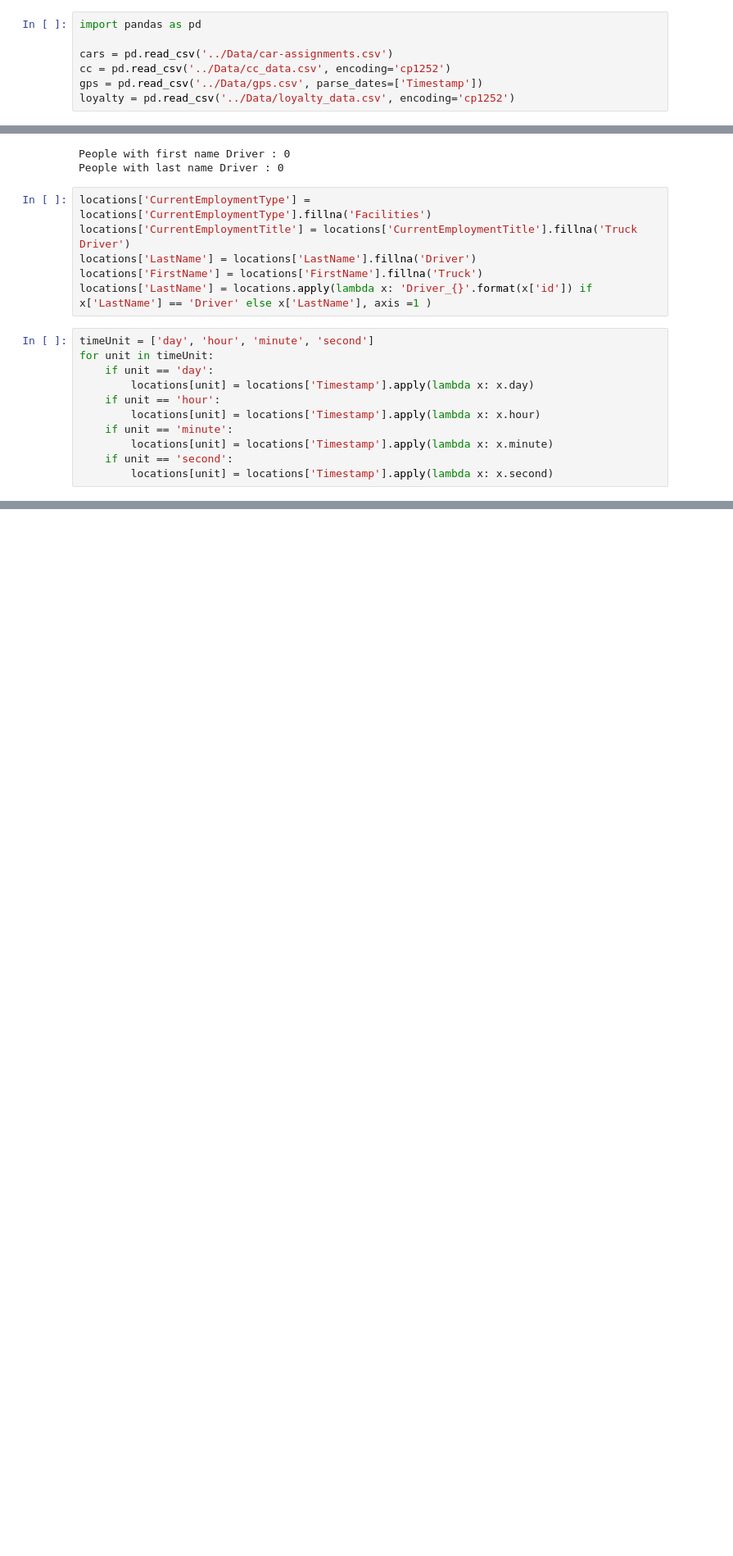
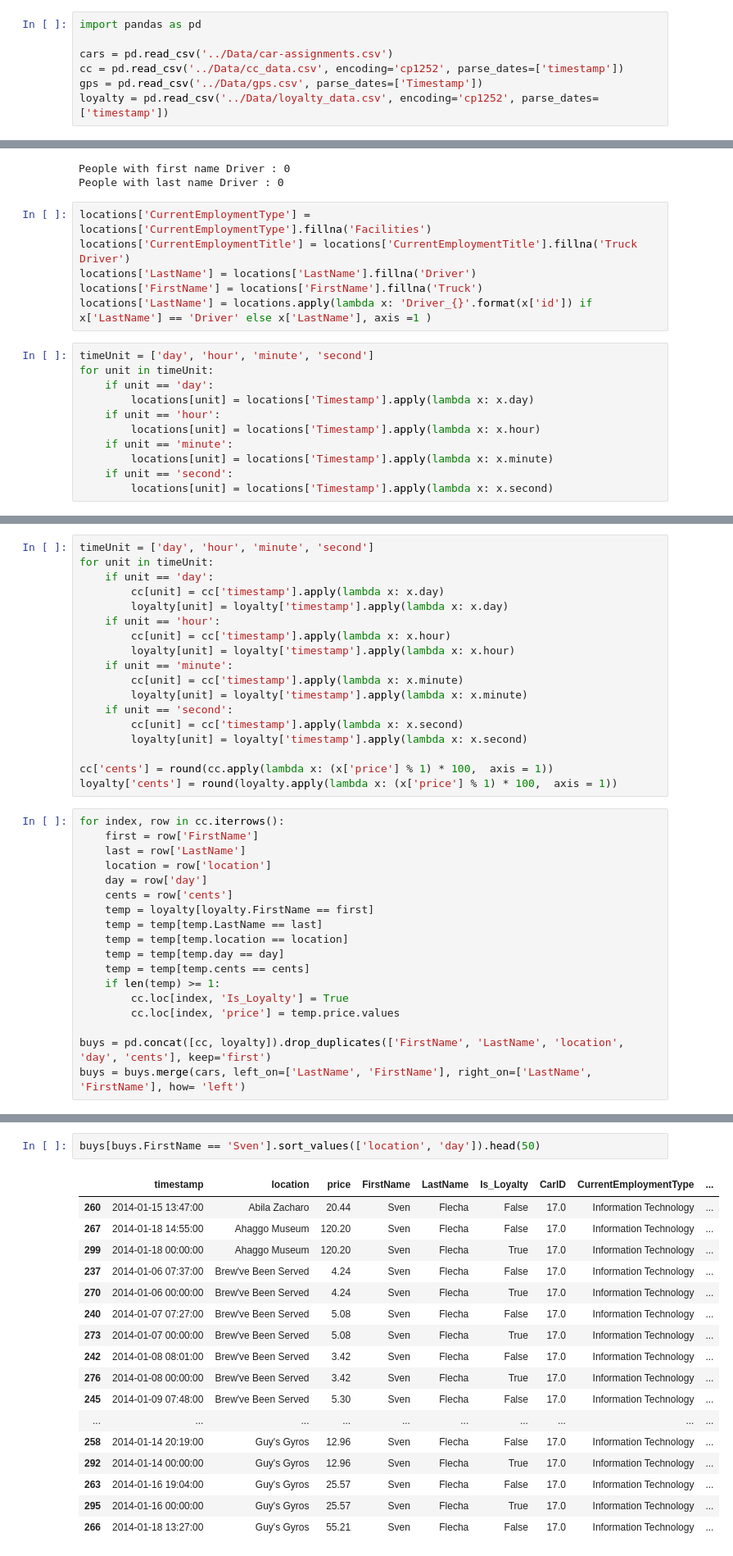
Before and after one commit to cvorsanger/COMP4448Final, a Jupyter notebook: notebooks/CleanUp.ipynb, the cells around one changed output, grey strips where cells are left out. Shown at 82% size. Saved outputs shown, nothing was run; the diff lists cells and outputs as text; blank space fills up the shorter version.

Commit message:
Cleaning the data

```diff
--- a/notebooks/CleanUp.ipynb
+++ b/notebooks/CleanUp.ipynb
@@ -4,9 +4,9 @@
 import pandas as pd
 
 cars = pd.read_csv('../Data/car-assignments.csv')
-cc = pd.read_csv('../Data/cc_data.csv', encoding='cp1252')
+cc = pd.read_csv('../Data/cc_data.csv', encoding='cp1252', parse_dates=['timestamp'])
 gps = pd.read_csv('../Data/gps.csv', parse_dates=['Timestamp'])
-loyalty = pd.read_csv('../Data/loyalty_data.csv', encoding='cp1252')
+loyalty = pd.read_csv('../Data/loyalty_data.csv', encoding='cp1252', parse_dates=['timestamp'])
 # %%
 locations = gps.merge(cars, left_on='id', right_on='CarID', how='left')
 locations.drop(columns='CarID', inplace =True)
@@ -82,0 +64,36 @@ locations[(locations.LastName == 'Vann') & (locations.minute == 28) ]
+# %%
+timeUnit = ['day', 'hour', 'minute', 'second']
+for unit in timeUnit:
+    if unit == 'day':
+        cc[unit] = cc['timestamp'].apply(lambda x: x.day)
+        loyalty[unit] = loyalty['timestamp'].apply(lambda x: x.day)
+    if unit == 'hour':
+        cc[unit] = cc['timestamp'].apply(lambda x: x.hour)
+        loyalty[unit] = loyalty['timestamp'].apply(lambda x: x.hour)
+    if unit == 'minute':
+        cc[unit] = cc['timestamp'].apply(lambda x: x.minute)
+        loyalty[unit] = loyalty['timestamp'].apply(lambda x: x.minute)
+    if unit == 'second':
+        cc[unit] = cc['timestamp'].apply(lambda x: x.second)
+        loyalty[unit] = loyalty['timestamp'].apply(lambda x: x.second)
+
+cc['cents'] = round(cc.apply(lambda x: (x['price'] % 1) * 100,  axis = 1))
+loyalty['cents'] = round(loyalty.apply(lambda x: (x['price'] % 1) * 100,  axis = 1))
+# %%
+for index, row in cc.iterrows():
+    first = row['FirstName']
+    last = row['LastName']
+    location = row['location']
+    day = row['day']
+    cents = row['cents']
+    temp = loyalty[loyalty.FirstName == first]
+    temp = temp[temp.LastName == last]
+    temp = temp[temp.location == location]
+    temp = temp[temp.day == day]
+    temp = temp[temp.cents == cents]
+    if len(temp) >= 1:
+        cc.loc[index, 'Is_Loyalty'] = True
+        cc.loc[index, 'price'] = temp.price.values
+
+buys = pd.concat([cc, loyalty]).drop_duplicates(['FirstName', 'LastName', 'location', 'day', 'cents'], keep='first')
+buys = buys.merge(cars, left_on=['LastName', 'FirstName'], right_on=['LastName', 'FirstName'], how= 'left')
@@ -83,3 +161,23 @@ locations[(locations.LastName == 'Vann') & (locations.minute == 28) ]
+# %%
+buys[buys.FirstName == 'Sven'].sort_values(['location', 'day']).head(50)
+# %% [output]
+|  | timestamp | location | price | FirstName | LastName | Is_Loyalty | CarID | CurrentEmploymentType | ... |
+| 260 | 2014-01-15 13:47:00 | Abila Zacharo | 20.44 | Sven | Flecha | False | 17.0 | Information Technology | ... |
+| 267 | 2014-01-18 14:55:00 | Ahaggo Museum | 120.20 | Sven | Flecha | False | 17.0 | Information Technology | ... |
+| 299 | 2014-01-18 00:00:00 | Ahaggo Museum | 120.20 | Sven | Flecha | True | 17.0 | Information Technology | ... |
+| 237 | 2014-01-06 07:37:00 | Brew've Been Served | 4.24 | Sven | Flecha | False | 17.0 | Information Technology | ... |
+| 270 | 2014-01-06 00:00:00 | Brew've Been Served | 4.24 | Sven | Flecha | True | 17.0 | Information Technology | ... |
+| 240 | 2014-01-07 07:27:00 | Brew've Been Served | 5.08 | Sven | Flecha | False | 17.0 | Information Technology | ... |
+| 273 | 2014-01-07 00:00:00 | Brew've Been Served | 5.08 | Sven | Flecha | True | 17.0 | Information Technology | ... |
+| 242 | 2014-01-08 08:01:00 | Brew've Been Served | 3.42 | Sven | Flecha | False | 17.0 | Information Technology | ... |
+| 276 | 2014-01-08 00:00:00 | Brew've Been Served | 3.42 | Sven | Flecha | True | 17.0 | Information Technology | ... |
+| 245 | 2014-01-09 07:48:00 | Brew've Been Served | 5.30 | Sven | Flecha | False | 17.0 | Information Technology | ... |
+| ... | ... | ... | ... | ... | ... | ... | ... | ... | ... |
+| 258 | 2014-01-14 20:19:00 | Guy's Gyros | 12.96 | Sven | Flecha | False | 17.0 | Information Technology | ... |
+| 292 | 2014-01-14 00:00:00 | Guy's Gyros | 12.96 | Sven | Flecha | True | 17.0 | Information Technology | ... |
+| 263 | 2014-01-16 19:04:00 | Guy's Gyros | 25.57 | Sven | Flecha | False | 17.0 | Information Technology | ... |
+| 295 | 2014-01-16 00:00:00 | Guy's Gyros | 25.57 | Sven | Flecha | True | 17.0 | Information Technology | ... |
+| 266 | 2014-01-18 13:27:00 | Guy's Gyros | 55.21 | Sven | Flecha | False | 17.0 | Information Technology | ... |
 # %% [markdown]
 <div>
     <span  style=width:700px;display:inline-block;align:left">
```
Also changed, not shown: parts of 12 cells of this notebook, 2 other files.
